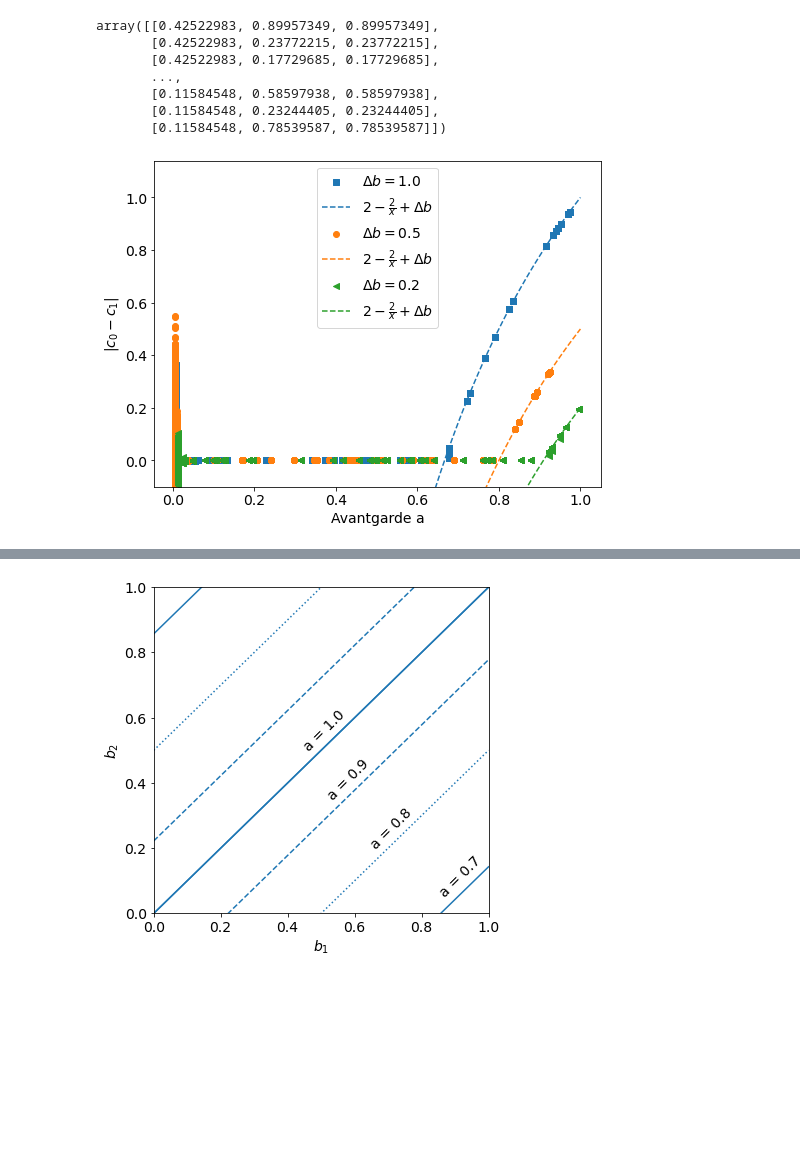
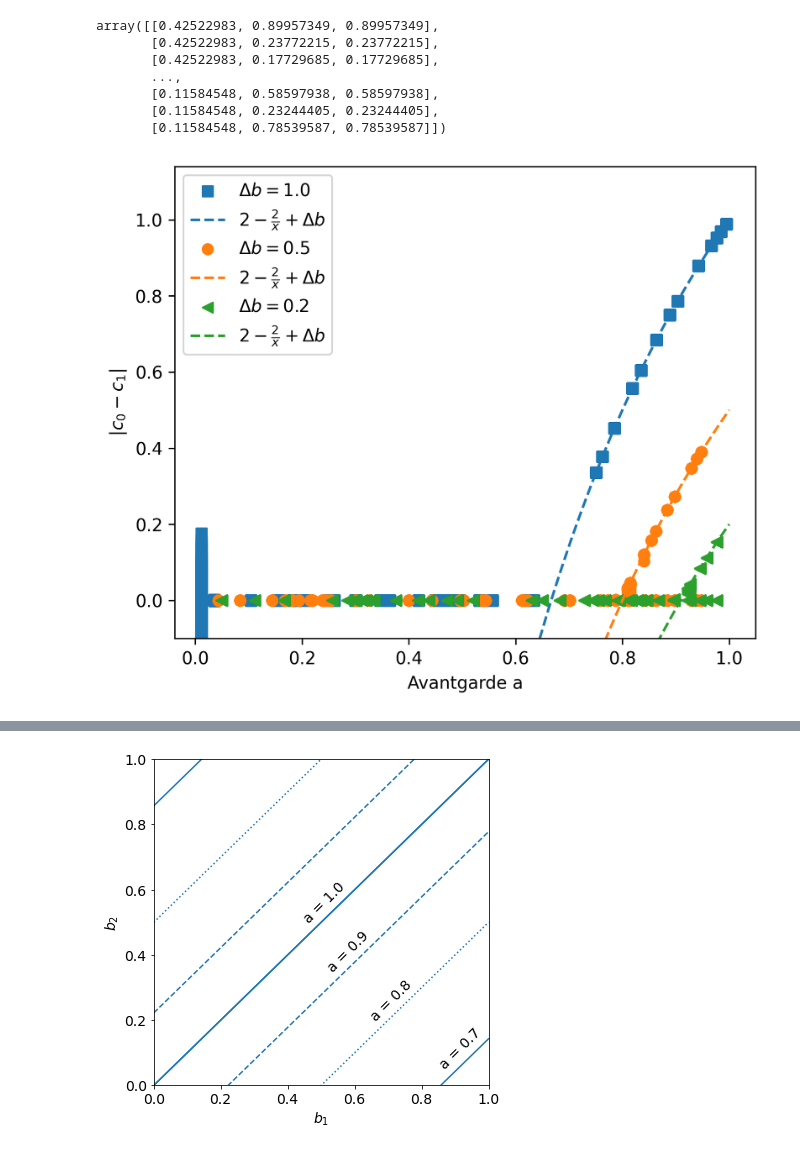
Before and after one commit to lquante/social_agent_based_modelling, a Jupyter notebook: notebooks/bifurcation.ipynb, the cells around one changed output, grey strips where cells are left out. Cells and saved outputs as stored; diff of their text form; code cells hidden in the pictures; blank space fills up the shorter version.

```diff
--- a/notebooks/bifurcation.ipynb
+++ b/notebooks/bifurcation.ipynb
@@ -1,6 +1,9 @@
 # %%
 import matplotlib.pyplot as plt
 import numpy as np
+
+plt.rcParams.update({'font.size': 10})
+plt.rcParams['figure.dpi']= 300
 # %%
 logistic_map = lambda x, a: a * x * (1 - x)
 
@@ -130,6 +133,8 @@ def sim(b1, b2):
             else:
                 flag = 0
 
+            flag = 0
+
             a0 = Agent(aj, b1, c1)
             a1 = Agent(aj, b2, c2)
 
@@ -157,29 +162,29 @@ array([[0.42522983, 0.89957349, 0.89957349],
        [0.11584548, 0.23244405, 0.23244405],
        [0.11584548, 0.78539587, 0.78539587]])
 # %%
-plt.figure(figsize=(8, 6))
+plt.figure(figsize=(6, 5))
 #plt.scatter(results[:, 0], np.abs(results[:, 2] - results[:, 1]), label=r"$\Delta b = 0.5$", c="b")
 #plt.scatter(results2[:, 0], np.abs(results2[:, 2] - results2[:, 1]), label=r"$\Delta b = 1.0$", marker="^")
 x = np.linspace(0.5, 1, 100)
 rr = [r01, r38, r46]
 colors = ("tab:blue", "tab:orange", "tab:green")
 markers = ("s", "o", "<")
 for r, c, m in zip(rr, colors, markers):
 #     if r.r0.size > 0:
 #         plt.scatter(r.r0[:, 0], r.r0[:, 2] - r.r0[:, 1],
 #                     label=r"$\Delta b = 0.5$", c=c, marker="o")
     if r.r1.size > 0:
         plt.scatter(r.r1[:, 0], r.r1[:, 2] - r.r1[:, 1],
                     label=r"$\Delta b = %.1f$" % (r.b2 - r.b1), c=c, marker=m)
 
     plt.plot(x, r.b2-r.b1 + 2 - 2./x, "--", c=c, label=r"$2-\frac{2}{x}+\Delta b$")
 
 # plt.title("Bifurcation for 2 agent system with equal avantgarde factor")
 
 plt.xlabel("Avantgarde a")
 plt.ylabel(r"|$c_0 - c_1$|")
 plt.ylim(-0.1)
 plt.legend()
 plt.show()
 # %% [output]
-[figure, old version]
+[figure, new version]
```
Also changed, not shown: parts of 10 cells of this notebook, 5 other files.
